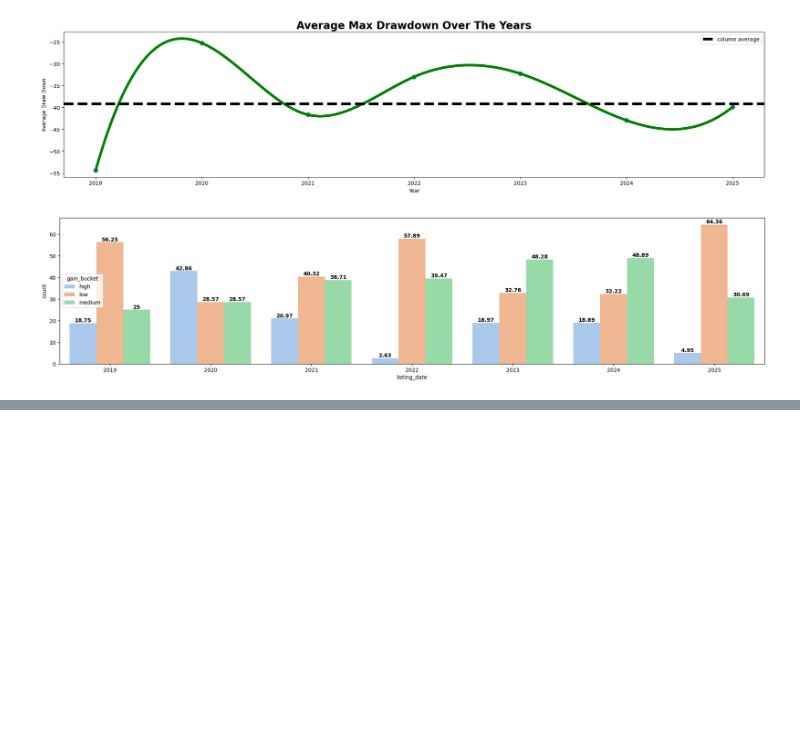
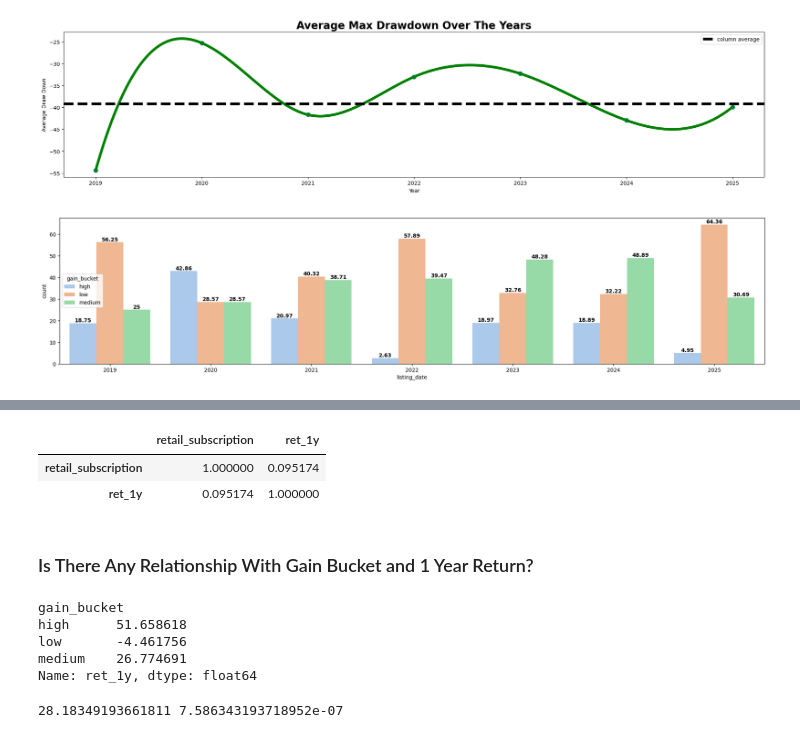
Before and after one commit to IamRaNo/InsightForge, a Jupyter notebook: Avoiding The Hype Trap/_notebooks/analysis.ipynb, the cells around one changed output, grey strips where cells are left out. Saved outputs shown, nothing was run; the diff lists cells and outputs as text; code cells hidden in the pictures; blank space fills up the shorter version.

```diff
--- a/Avoiding The Hype Trap/_notebooks/analysis.ipynb
+++ b/Avoiding The Hype Trap/_notebooks/analysis.ipynb
@@ -273,0 +296,27 @@ plt.show()
+# %%
+ipo[['retail_subscription','ret_1y']].corr()
+# %% [output]
+|  | retail_subscription | ret_1y |
+| retail_subscription | 1.000000 | 0.095174 |
+| ret_1y | 0.095174 | 1.000000 |
+# %% [markdown]
+### Is There Any Relationship With Gain Bucket and 1 Year Return?
+# %%
+ipo.groupby('gain_bucket')['ret_1y'].median()
+# %% [output]
+gain_bucket
+high      51.658618
+low       -4.461756
+medium    26.774691
+Name: ret_1y, dtype: float64
+# %%
+from scipy.stats import kruskal
+
+low = ipo[ipo['gain_bucket'] == 'low']['ret_1y'].dropna()
+medium = ipo[ipo['gain_bucket'] == 'medium']['ret_1y'].dropna()
+high = ipo[ipo['gain_bucket'] == 'high']['ret_1y'].dropna()
+
+stat, p_value = kruskal(low, medium, high)
+print(stat, p_value)
+# %% [output]
+28.18349193661811 7.586343193718952e-07
```
Also changed, not shown: parts of 10 cells of this notebook, 1 other file.
